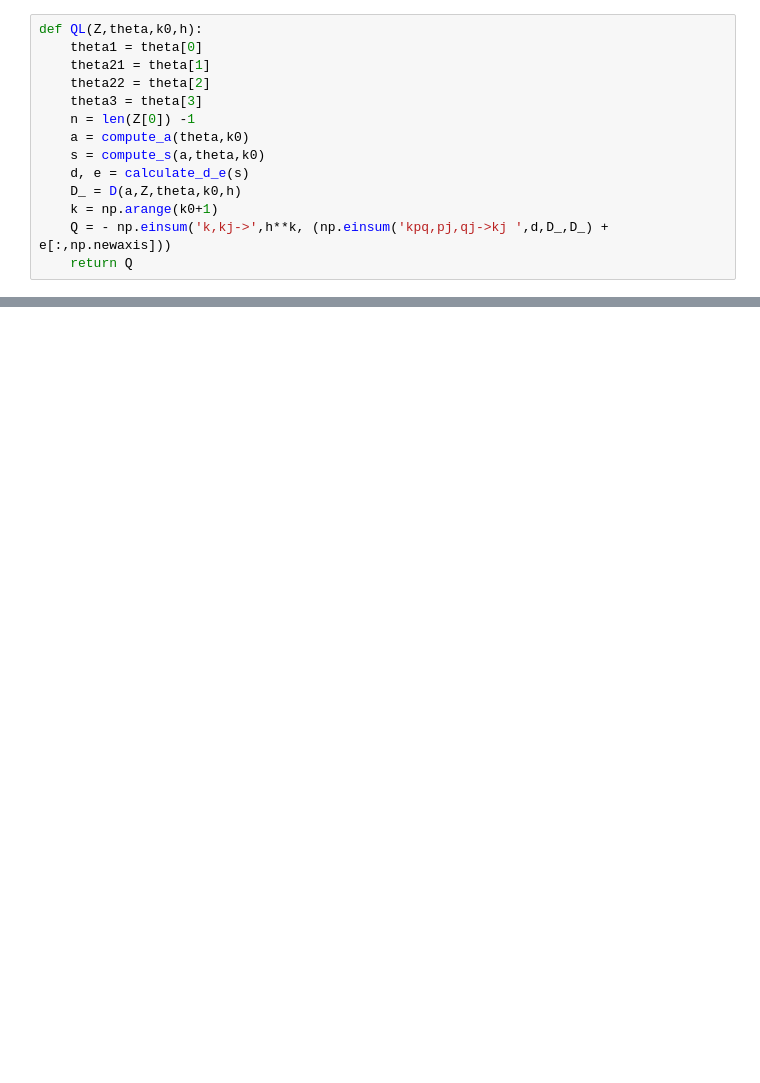
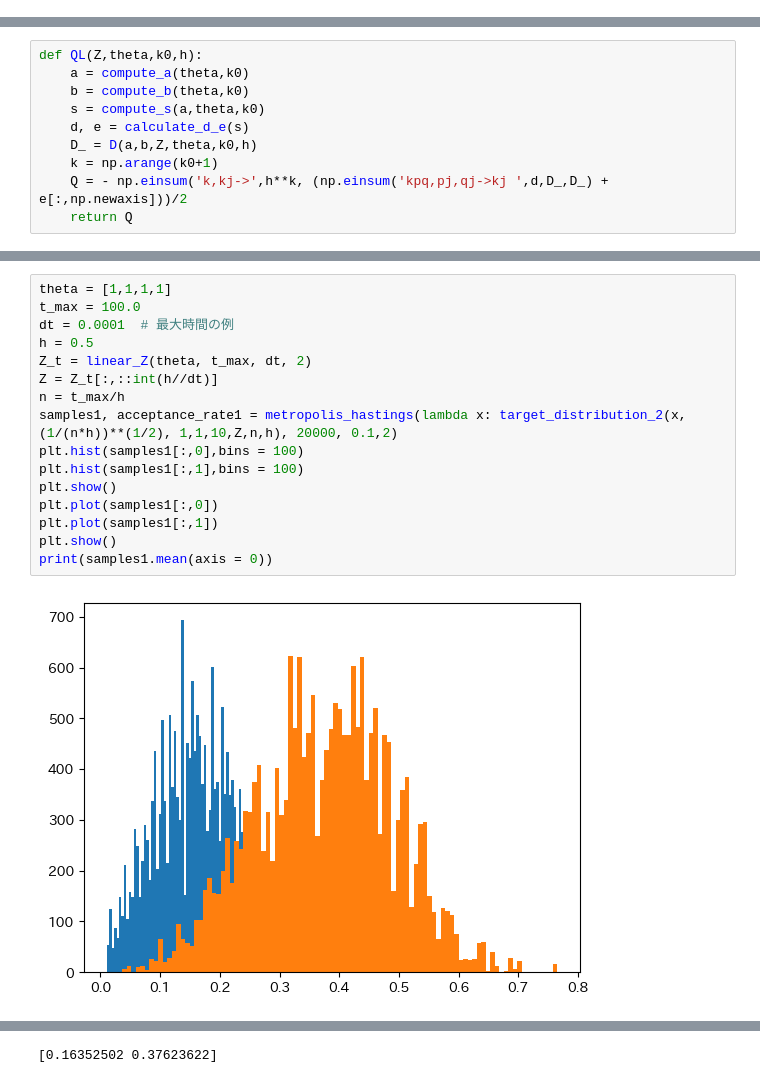
Before and after one commit to sht-yn/degenerate-diffusion, a Jupyter notebook: degenerate_simulation.ipynb, the cells around one changed output, grey strips where cells are left out. Saved outputs shown, nothing was run; the diff lists cells and outputs as text; blank space fills up the shorter version.

```diff
--- a/degenerate_simulation.ipynb
+++ b/degenerate_simulation.ipynb
@@ -202,14 +0,0 @@ def D(a,Z,theta,k0,h):
-# %%
-def QL(Z,theta,k0,h):
-    theta1 = theta[0]
-    theta21 = theta[1]
-    theta22 = theta[2]
-    theta3 = theta[3]
-    n = len(Z[0]) -1
-    a = compute_a(theta,k0)
-    s = compute_s(a,theta,k0)
-    d, e = calculate_d_e(s)
-    D_ = D(a,Z,theta,k0,h)
-    k = np.arange(k0+1)
-    Q = - np.einsum('k,kj->',h**k, (np.einsum('kpq,pj,qj->kj ',d,D_,D_) + e[:,np.newaxis]))
-    return Q
@@ -357,0 +199,10 @@ array([<AxesSubplot: title={'center': 'theta'}>,
+# %%
+def QL(Z,theta,k0,h):
+    a = compute_a(theta,k0)
+    b = compute_b(theta,k0)
+    s = compute_s(a,theta,k0)
+    d, e = calculate_d_e(s)
+    D_ = D(a,b,Z,theta,k0,h)
+    k = np.arange(k0+1)
+    Q = - np.einsum('k,kj->',h**k, (np.einsum('kpq,pj,qj->kj ',d,D_,D_) + e[:,np.newaxis]))/2
+    return Q
@@ -357,0 +566,18 @@ array([<AxesSubplot: title={'center': 'theta'}>,
+# %%
+theta = [1,1,1,1]
+t_max = 100.0
+dt = 0.0001  # 最大時間の例
+h = 0.5
+Z_t = linear_Z(theta, t_max, dt, 2)
+Z = Z_t[:,::int(h//dt)]
+n = t_max/h
+samples1, acceptance_rate1 = metropolis_hastings(lambda x: target_distribution_2(x,(1/(n*h))**(1/2), 1,1,10,Z,n,h), 20000, 0.1,2)
+plt.hist(samples1[:,0],bins = 100)
+plt.hist(samples1[:,1],bins = 100)
+plt.show()
+plt.plot(samples1[:,0])
+plt.plot(samples1[:,1])
+plt.show()
+print(samples1.mean(axis = 0))
+# %% [output]
+[figure, added]
@@ -357,0 +585 @@ array([<AxesSubplot: title={'center': 'theta'}>,
+[0.16352502 0.37623622]
```
Also changed, not shown: parts of 36 cells of this notebook.
